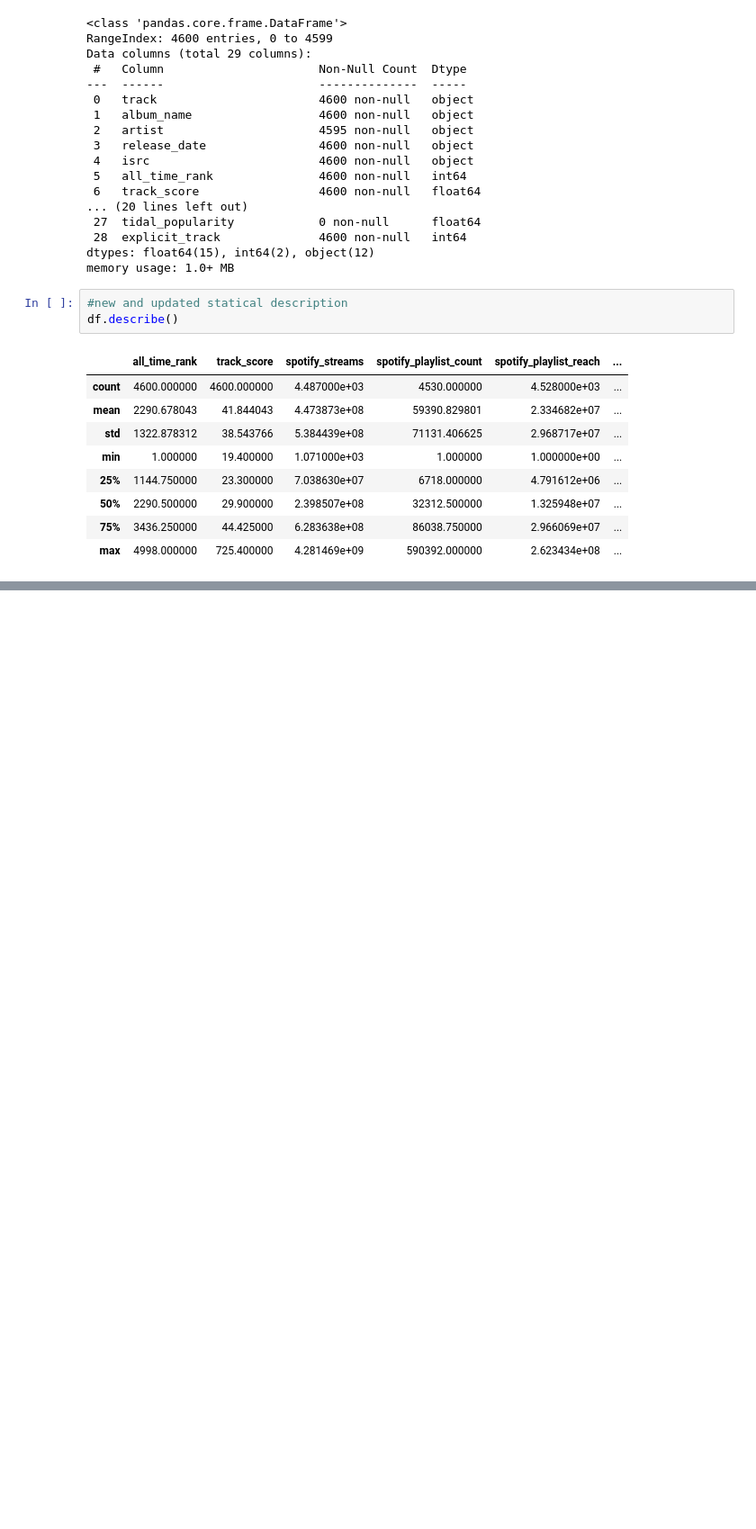
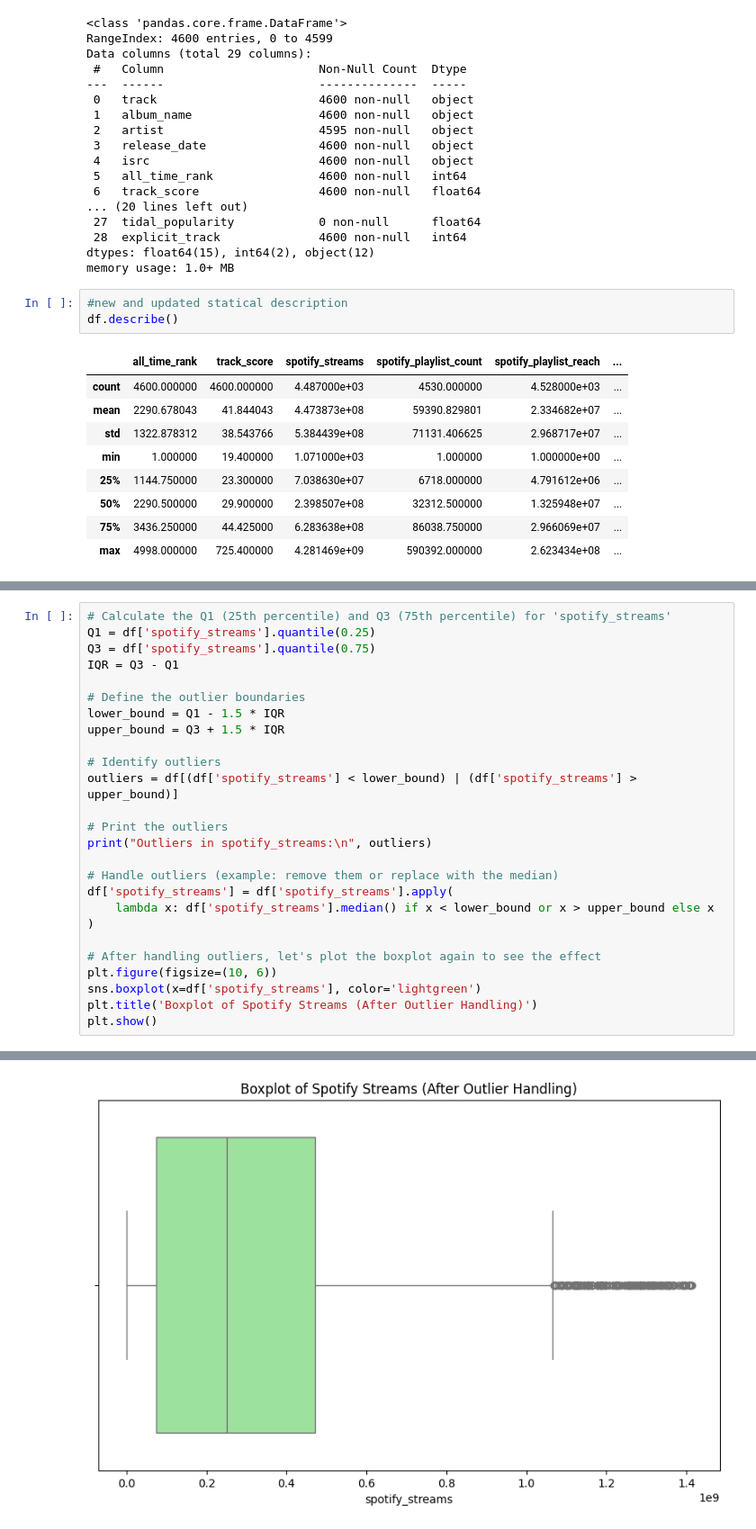
Before and after one commit to DatagenieSK/Most-Streamed-Spotify-Songs-2024-EDA, a Jupyter notebook: Most-Streamed-Spotify-Songs-2024-EDA.ipynb, the cells around one changed output, grey strips where cells are left out. Shown at 90% size. Saved outputs shown, nothing was run; the diff lists cells and outputs as text; blank space fills up the shorter version.

Commit message:
handling outlier

```diff
--- a/Most-Streamed-Spotify-Songs-2024-EDA.ipynb
+++ b/Most-Streamed-Spotify-Songs-2024-EDA.ipynb
@@ -176,0 +346,27 @@ df.describe()
+# %%
+# Calculate the Q1 (25th percentile) and Q3 (75th percentile) for 'spotify_streams'
+Q1 = df['spotify_streams'].quantile(0.25)
+Q3 = df['spotify_streams'].quantile(0.75)
+IQR = Q3 - Q1
+
+# Define the outlier boundaries
+lower_bound = Q1 - 1.5 * IQR
+upper_bound = Q3 + 1.5 * IQR
+
+# Identify outliers
+outliers = df[(df['spotify_streams'] < lower_bound) | (df['spotify_streams'] > upper_bound)]
+
+# Print the outliers
+print("Outliers in spotify_streams:\n", outliers)
+
+# Handle outliers (example: remove them or replace with the median)
+df['spotify_streams'] = df['spotify_streams'].apply(
+    lambda x: df['spotify_streams'].median() if x < lower_bound or x > upper_bound else x
+)
+
+# After handling outliers, let's plot the boxplot again to see the effect
+plt.figure(figsize=(10, 6))
+sns.boxplot(x=df['spotify_streams'], color='lightgreen')
+plt.title('Boxplot of Spotify Streams (After Outlier Handling)')
+plt.show()
+# %% [output]
@@ -176,0 +390 @@ df.describe()
+[figure, added]
```
Also changed, not shown: parts of 12 cells of this notebook.
